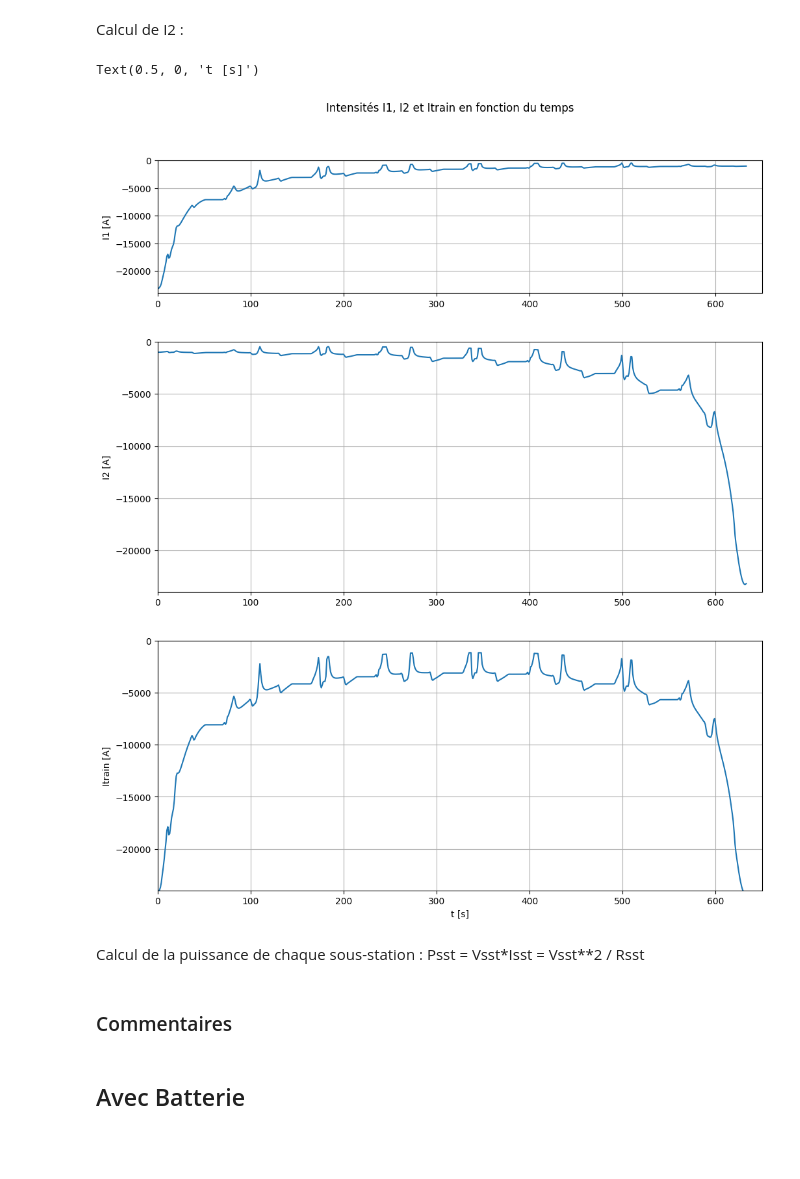
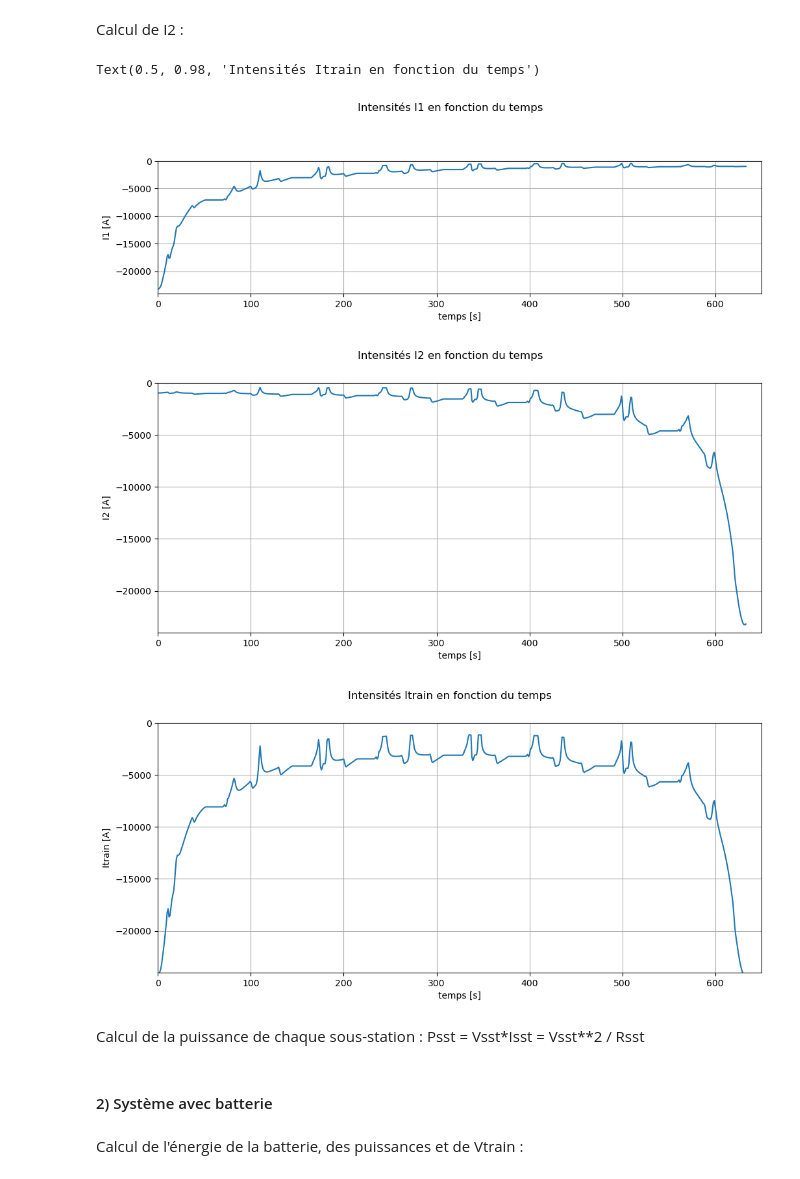
Before and after one commit to xingvxing/xingvxing, a Jupyter notebook: TP4_Partie1.ipynb, the cells around one changed output. Cells and saved outputs as stored; diff of their text form; code cells hidden in the pictures; blank space fills up the shorter version.

```diff
--- a/TP4_Partie1.ipynb
+++ b/TP4_Partie1.ipynb
@@ -374,40 +360,44 @@ I2 = (R1*I1)/R2
 # %%
 plt.figure(1,figsize = (12,9))
 plt.subplot(3,1,1)
 plt.plot(Times, I1)
 plt.grid()
 plt.xlim([0,650])
 plt.ylim([-24000, 0])
+plt.xlabel("temps [s]")
 plt.ylabel("I1 [A]")
-plt.suptitle("Intensités I1, I2 et Itrain en fonction du temps")
+plt.suptitle("Intensités I1 en fonction du temps")
 
 plt.figure(2,figsize = (12,5))
 plt.plot(Times, I2)
 plt.grid()
 plt.xlim([0,650])
 plt.ylim([-24000, 0])
+plt.xlabel("temps [s]")
 plt.ylabel("I2 [A]")
+plt.suptitle("Intensités I2 en fonction du temps")
 
 plt.figure(3,figsize = (12,5))
 plt.plot(Times, Itrain)
 plt.grid()
 plt.xlim([0,650])
 plt.ylim([-24000, 0])
 plt.ylabel("Itrain [A]")
-plt.xlabel("t [s]")
+plt.xlabel("temps [s]")
+plt.suptitle("Intensités Itrain en fonction du temps")
 # %% [output]
-Text(0.5, 0, 't [s]')
+Text(0.5, 0.98, 'Intensités Itrain en fonction du temps')
-[figure, old version]
+[figure, new version]
-[figure, old version]
+[figure, new version]
-[figure, old version]
+[figure, new version]
 # %% [markdown]
 Calcul de la puissance de chaque sous-station : Psst = Vsst*Isst = Vsst**2 / Rsst
 # %%
 PSST = VSST**2 / RSST
-# %% [markdown]
-### Commentaires
 # %% [markdown]
-## Avec Batterie
+#### 2)  Système avec batterie
+# %% [markdown]
+Calcul de l'énergie de la batterie, des puissances et de Vtrain :
 # %%
 PLAC = np.zeros(len(Pm))
 Pbatt = []
```
Also changed, not shown: parts of 10 cells of this notebook.
